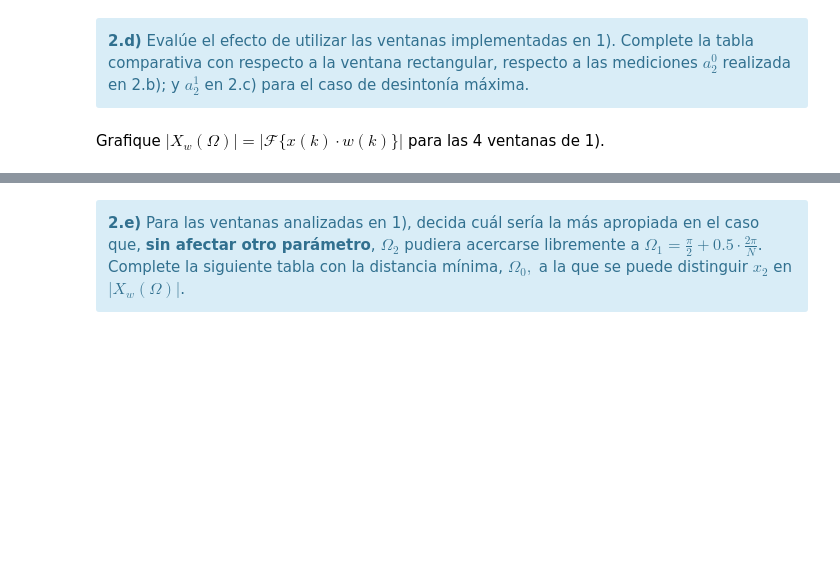
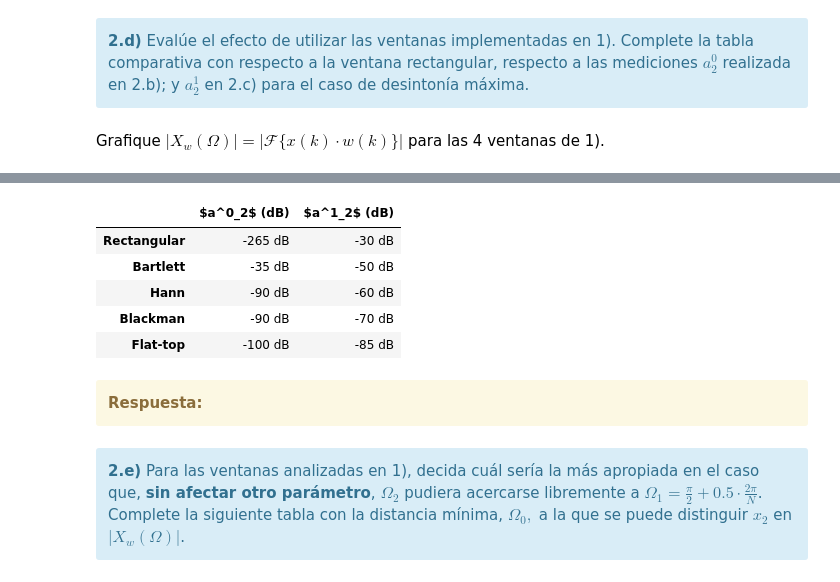
Before and after one commit to NicolasFerragamo/pdstestbench, a Jupyter notebook: TP2 - Ventanas.ipynb, the cells around one changed output, grey strips where cells are left out. Cells and saved outputs as stored; diff of their text form; code cells hidden in the pictures; blank space fills up the shorter version.

```diff
--- a/TP2 - Ventanas.ipynb
+++ b/TP2 - Ventanas.ipynb
@@ -635,3 +687,28 @@ HTML(df.to_html())
+# %%
+A  = np.array(['-265 dB', '-35 dB', '-90 dB', '-90 dB', '-100 dB'])
+B  = np.array(['-30 dB' , '-50 dB', '-60 dB', '-70 dB', '-85 dB'])
+
+tus_resultados = np.vstack(np.transpose([A,B]))
+df = DataFrame(tus_resultados, columns=['$a^0_2$ (dB)','$a^1_2$ (dB)'],
+               index=[
+                        'Rectangular',
+                        'Bartlett',
+                        'Hann',
+                        'Blackman',
+                        'Flat-top'
+                     ])
+HTML(df.to_html())
+# %% [output]
+|  | $a^0_2$ (dB) | $a^1_2$ (dB) |
+| Rectangular | -265 dB | -30 dB |
+| Bartlett | -35 dB | -50 dB |
+| Hann | -90 dB | -60 dB |
+| Blackman | -90 dB | -70 dB |
+| Flat-top | -100 dB | -85 dB |
+# %% [markdown]
+<div class="alert alert-block alert-warning">
+<b>Respuesta:</b>
+</div>
 # %% [markdown]
 <div class="alert alert-block alert-info">
 <b>2.e)</b> Para las ventanas analizadas en 1), decida cuál sería la más apropiada en el caso que, <b>sin afectar otro parámetro</b>, $\Omega_2$ pudiera acercarse libremente a $\Omega_1 = \frac{\pi}{2} + 0.5·\frac{2\pi}{N}$. Complete la siguiente tabla con la distancia mínima, $\Omega_0, $ a la que se puede distinguir $x_2$ en $\lvert X_w(\Omega) \rvert$.
```
Also changed, not shown: parts of 4 cells of this notebook, 2 other files.
